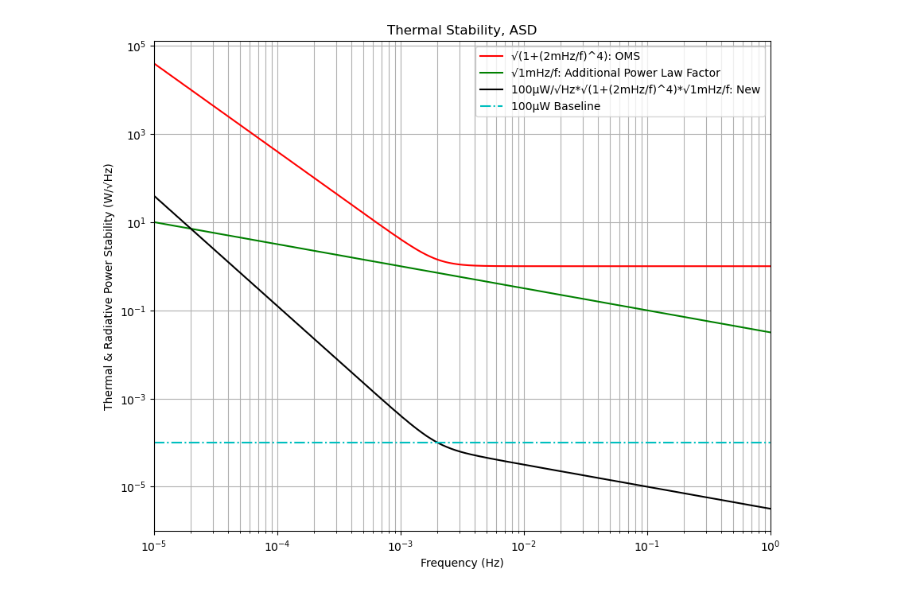
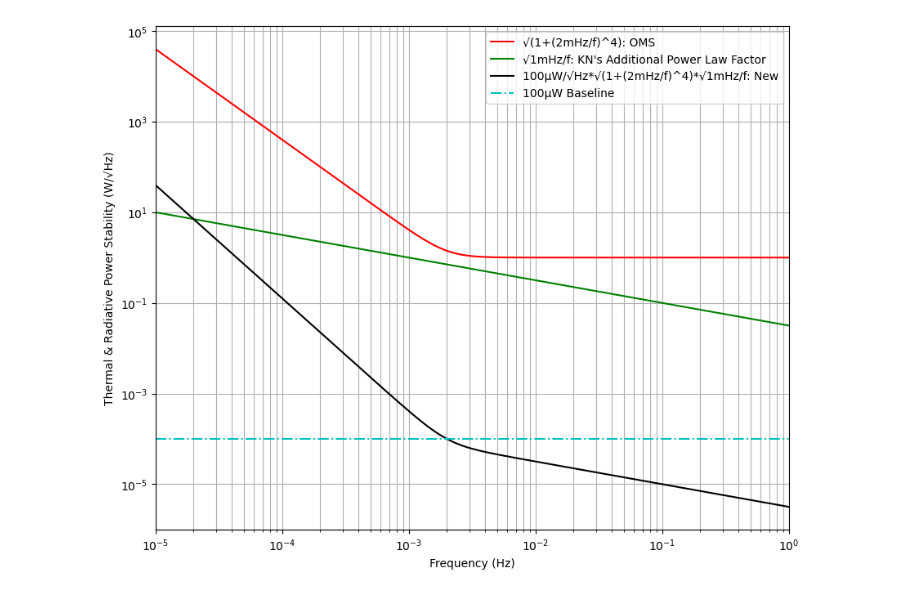
Before and after one commit to raidurgesh/TempStability, a Jupyter notebook: Thermal_n_RadiativePowerASD_PMON_KN.0.ipynb, the cells around one changed output. Saved outputs shown, nothing was run; the diff lists cells and outputs as text; code cells hidden in the pictures.

```diff
--- a/Thermal_n_RadiativePowerASD_PMON_KN.0.ipynb
+++ b/Thermal_n_RadiativePowerASD_PMON_KN.0.ipynb
@@ -56,17 +54,16 @@ plt.show()
 # %%
 plt.figure(figsize=(10,8))
 plt.plot(freq, u_oms_ASD, 'r-',label = "√(1+(2mHz/f)^4): OMS")
 plt.plot(freq, u_KN_ASD, 'g-',label = "√1mHz/f: KN's Additional Power Law Factor")
 plt.plot(freq, PMON_dissipation_KN, 'k-',label = "100µW/√Hz*√(1+(2mHz/f)^4)*√1mHz/f: New")
 plt.plot(freq,np.ones(np.shape(freq))*1e-4,'c-.', label = "100µW Baseline")
 plt.yscale("log")
 plt.xscale("log")
 plt.xlim(1e-5, 1)
-plt.title("Thermal Stability, ASD")
 plt.xlabel("Frequency (Hz)")
 plt.ylabel("Thermal & Radiative Power Stability (W/√Hz)")
 plt.legend()
 plt.grid(visible=None, which='both', axis='both')
 plt.show()
 # %% [output]
-[figure, old version]
+[figure, new version]
```
Also changed, not shown: parts of 2 cells of this notebook.
